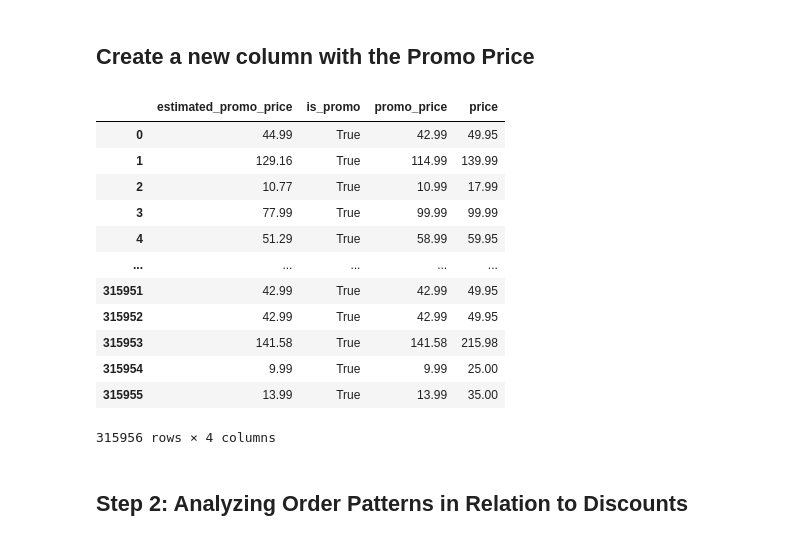
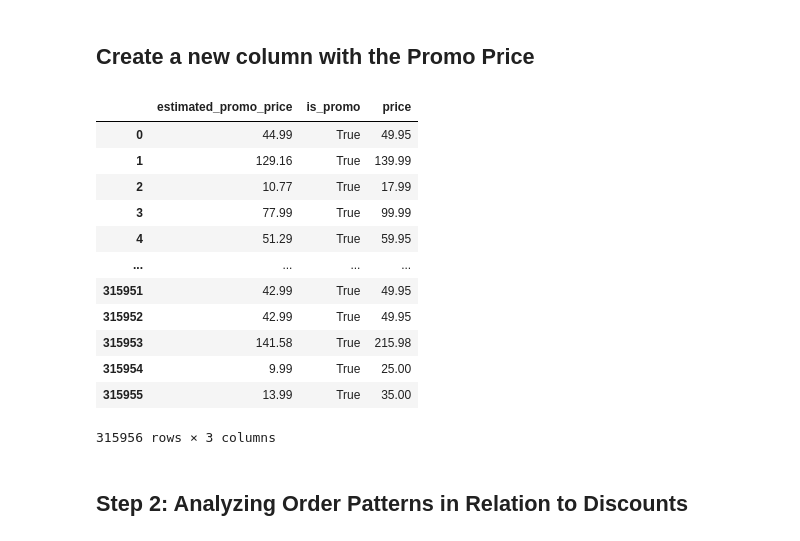
Before and after one commit to MerleSt/Eniac, a Jupyter notebook: Eniac.ipynb, the cells around one changed output. Drawn from its saved outputs; the diff is of its cells as text; code cells hidden in the pictures.

```diff
--- a/Eniac.ipynb
+++ b/Eniac.ipynb
@@ -65,21 +65,21 @@ boop.drop(columns=['short'], inplace=True)
 # %%
 boop['is_promo'] = boop['unit_price'] < boop['price']
 boop['estimated_promo_price'] = boop.apply(lambda row: row['unit_price'] if row['is_promo'] else np.nan, axis=1)
-boop[['estimated_promo_price','is_promo', 'promo_price', 'price']]
+boop[['estimated_promo_price','is_promo', 'price']]
 # %% [output]
-|  | estimated_promo_price | is_promo | promo_price | price |
-| 0 | 44.99 | True | 42.99 | 49.95 |
-| 1 | 129.16 | True | 114.99 | 139.99 |
-| 2 | 10.77 | True | 10.99 | 17.99 |
-| 3 | 77.99 | True | 99.99 | 99.99 |
-| 4 | 51.29 | True | 58.99 | 59.95 |
-| ... | ... | ... | ... | ... |
-| 315951 | 42.99 | True | 42.99 | 49.95 |
-| 315952 | 42.99 | True | 42.99 | 49.95 |
-| 315953 | 141.58 | True | 141.58 | 215.98 |
-| 315954 | 9.99 | True | 9.99 | 25.00 |
-| 315955 | 13.99 | True | 13.99 | 35.00 |
+|  | estimated_promo_price | is_promo | price |
+| 0 | 44.99 | True | 49.95 |
+| 1 | 129.16 | True | 139.99 |
+| 2 | 10.77 | True | 17.99 |
+| 3 | 77.99 | True | 99.99 |
+| 4 | 51.29 | True | 59.95 |
+| ... | ... | ... | ... |
+| 315951 | 42.99 | True | 49.95 |
+| 315952 | 42.99 | True | 49.95 |
+| 315953 | 141.58 | True | 215.98 |
+| 315954 | 9.99 | True | 25.00 |
+| 315955 | 13.99 | True | 35.00 |
-315956 rows × 4 columns
+315956 rows × 3 columns
 # %% [markdown]
 ## Step 2: Analyzing Order Patterns in Relation to Discounts
 # %% [markdown]
```
Also changed, not shown: parts of 2 cells of this notebook, 2 other files.
